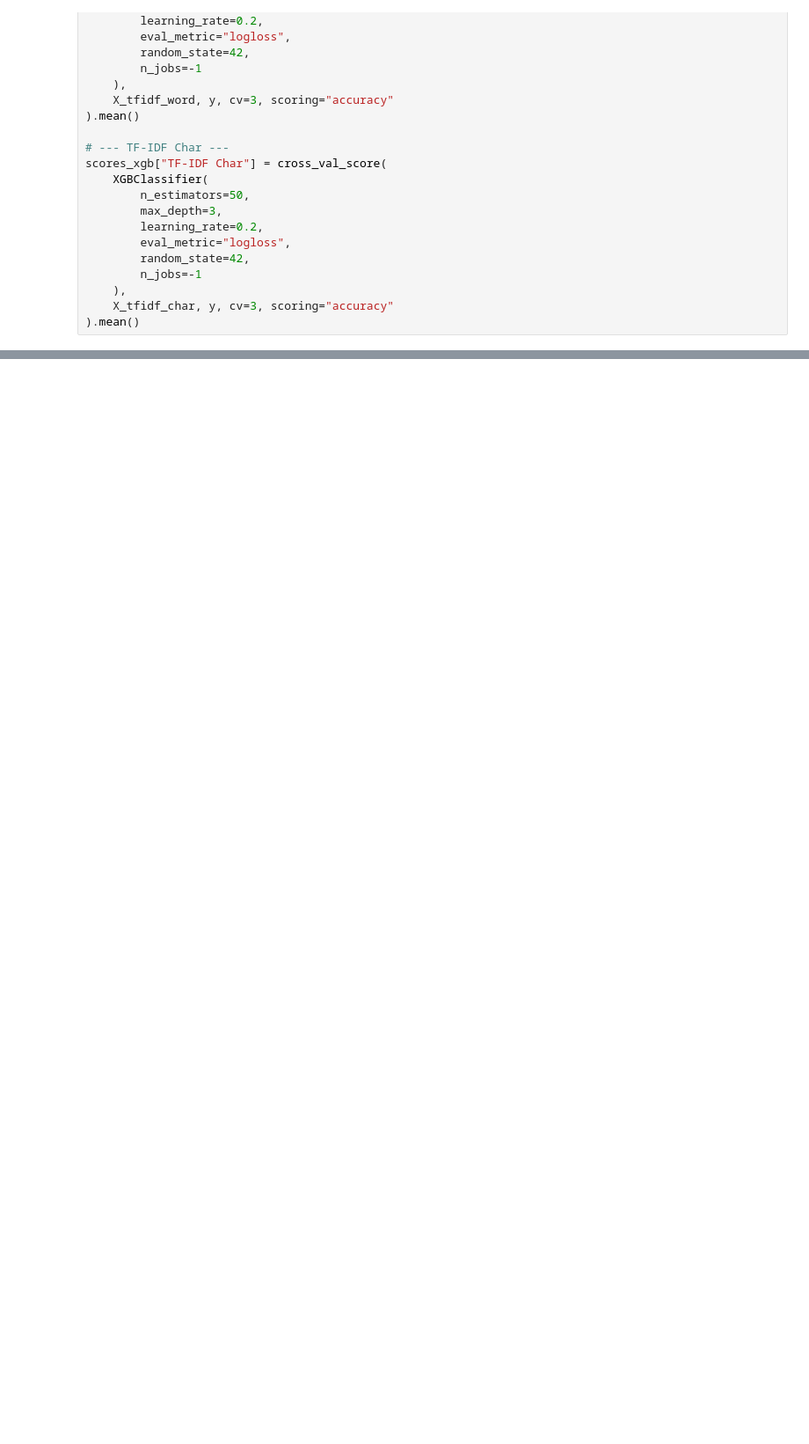
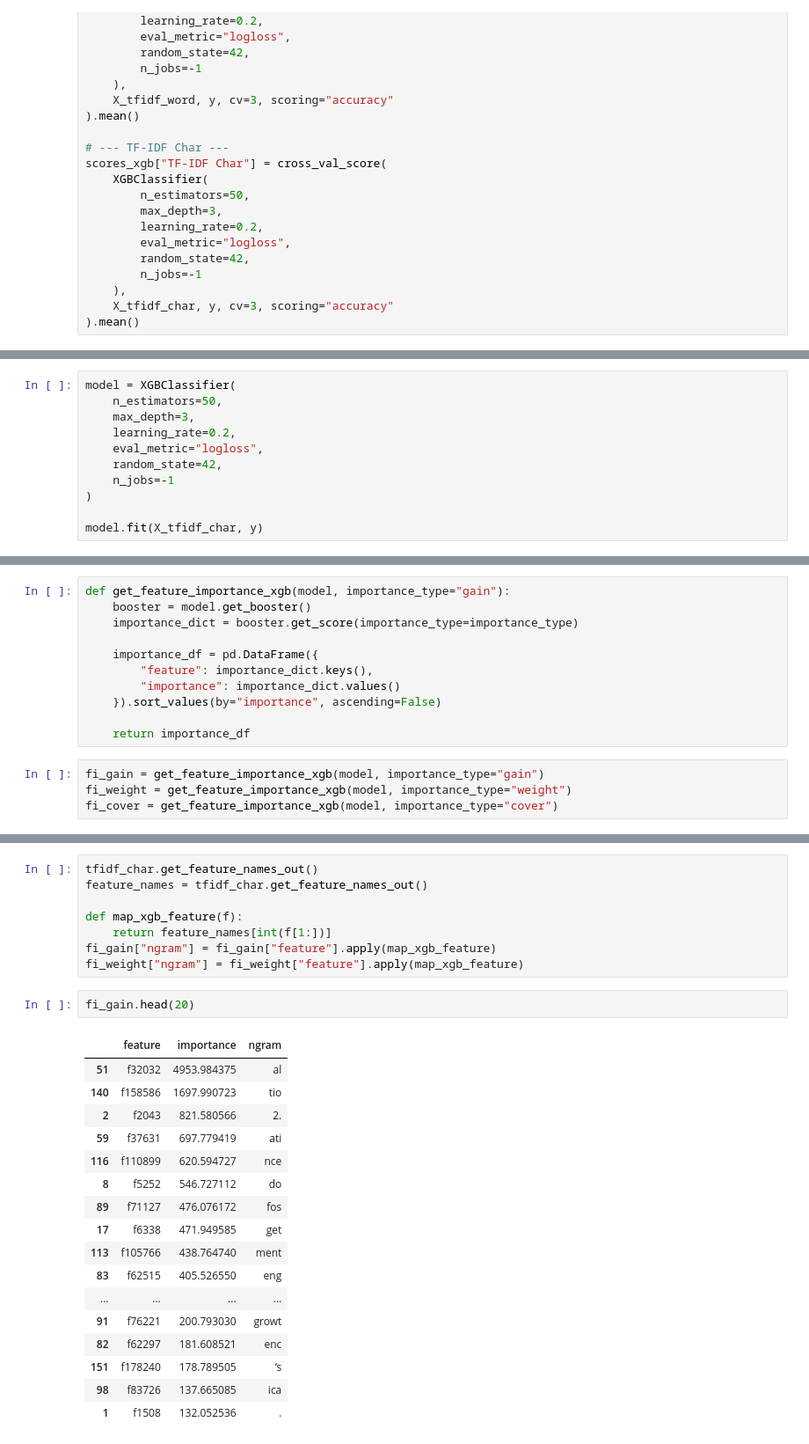
Before and after one commit to BenGaistAI/ai_detection, a Jupyter notebook: main_notebook.ipynb, the cells around one changed output, grey strips where cells are left out. Shown at 88% size. Drawn from its saved outputs; the diff is of its cells as text; blank space fills up the shorter version.

Commit message:
feature importance

```diff
--- a/main_notebook.ipynb
+++ b/main_notebook.ipynb
@@ -1793,0 +1794,11 @@ combined_long
+# %%
+model = XGBClassifier(
+    n_estimators=50,
+    max_depth=3,
+    learning_rate=0.2,
+    eval_metric="logloss",
+    random_state=42,
+    n_jobs=-1
+)
+
+model.fit(X_tfidf_char, y)
@@ -1793,0 +1818,15 @@ combined_long
+# %%
+def get_feature_importance_xgb(model, importance_type="gain"):
+    booster = model.get_booster()
+    importance_dict = booster.get_score(importance_type=importance_type)
+
+    importance_df = pd.DataFrame({
+        "feature": importance_dict.keys(),
+        "importance": importance_dict.values()
+    }).sort_values(by="importance", ascending=False)
+
+    return importance_df
+# %%
+fi_gain = get_feature_importance_xgb(model, importance_type="gain")
+fi_weight = get_feature_importance_xgb(model, importance_type="weight")
+fi_cover = get_feature_importance_xgb(model, importance_type="cover")
@@ -1793,0 +1881,28 @@ combined_long
+# %%
+tfidf_char.get_feature_names_out()
+feature_names = tfidf_char.get_feature_names_out()
+
+def map_xgb_feature(f):
+    return feature_names[int(f[1:])]
+fi_gain["ngram"] = fi_gain["feature"].apply(map_xgb_feature)
+fi_weight["ngram"] = fi_weight["feature"].apply(map_xgb_feature)
+# %%
+fi_gain.head(20)
+# %% [output]
+|  | feature | importance | ngram |
+| 51 | f32032 | 4953.984375 | al |
+| 140 | f158586 | 1697.990723 | tio |
+| 2 | f2043 | 821.580566 | 2. |
+| 59 | f37631 | 697.779419 | ati |
+| 116 | f110899 | 620.594727 | nce |
+| 8 | f5252 | 546.727112 | do |
+| 89 | f71127 | 476.076172 | fos |
+| 17 | f6338 | 471.949585 | get |
+| 113 | f105766 | 438.764740 | ment |
+| 83 | f62515 | 405.526550 | eng |
+| ... | ... | ... | ... |
+| 91 | f76221 | 200.793030 | growt |
+| 82 | f62297 | 181.608521 | enc |
+| 151 | f178240 | 178.789505 | ’s |
+| 98 | f83726 | 137.665085 | ica |
+| 1 | f1508 | 132.052536 | . |
```
Also changed, not shown: parts of 37 cells of this notebook.
